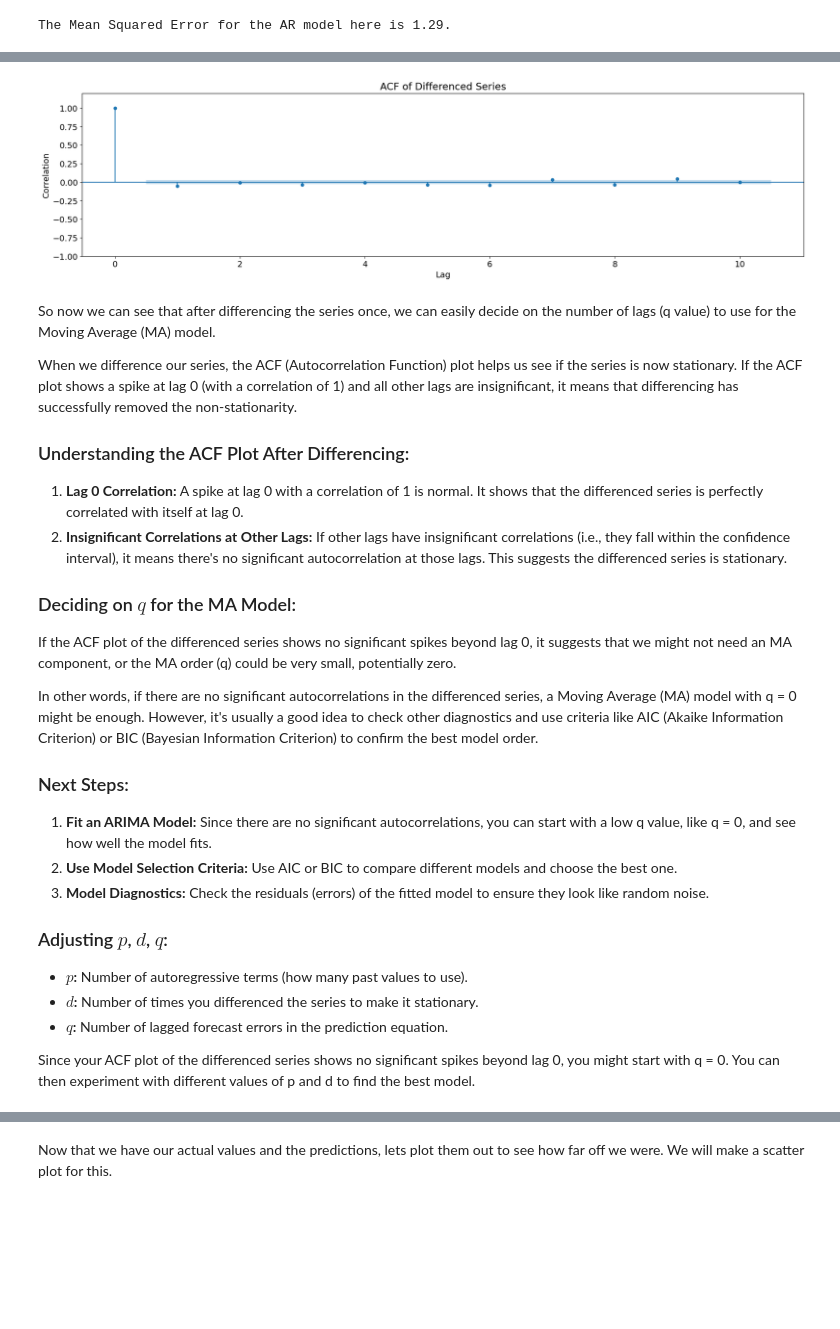
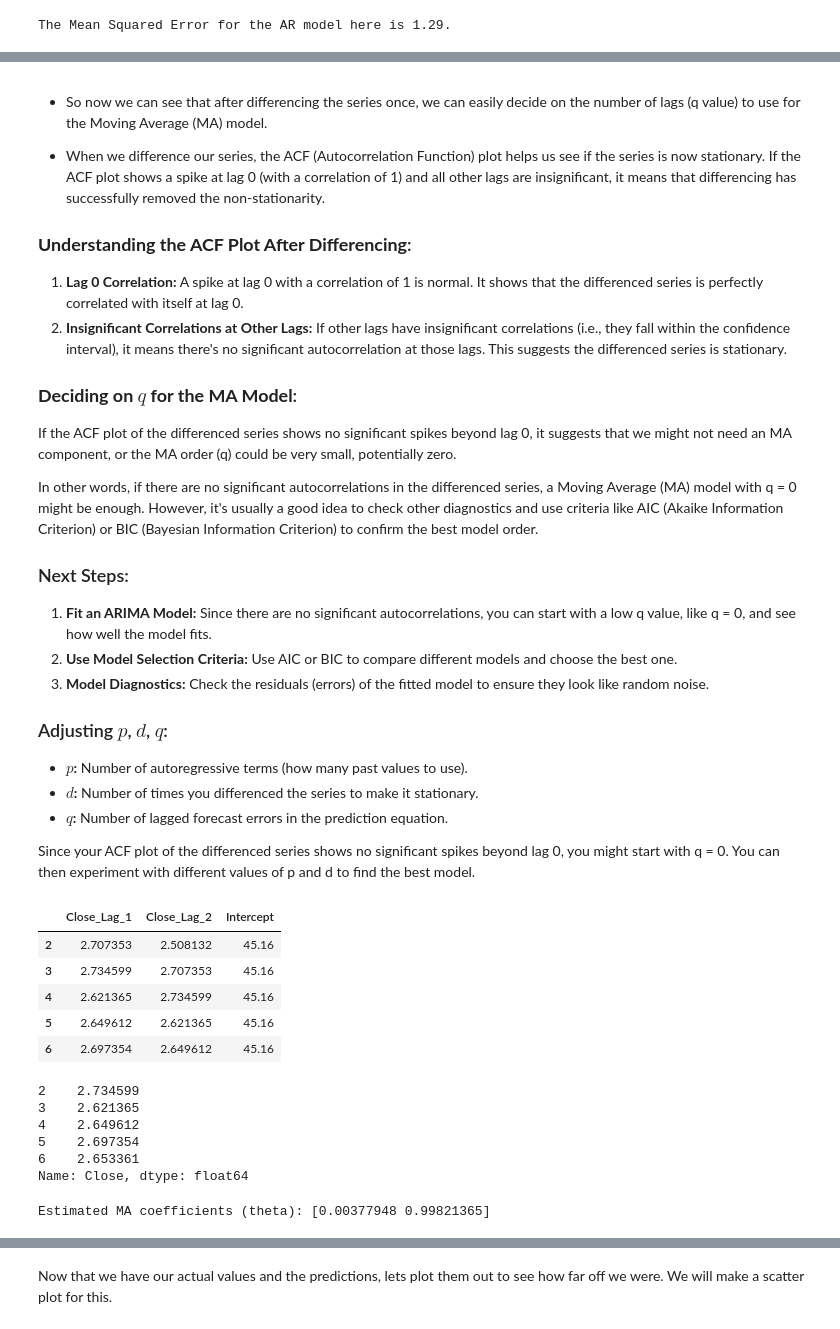
Before and after one commit to dakshbhatnagar/projects, a Jupyter notebook: arima/arima.ipynb, the cells around one changed output, grey strips where cells are left out. Drawn from its saved outputs; the diff is of its cells as text; code cells hidden in the pictures; blank space fills up the shorter version.

```diff
--- a/arima/arima.ipynb
+++ b/arima/arima.ipynb
@@ -495,27 +566,14 @@ So now lets get the differenced series and what is the lag that should be used f
-# %%
-# If non-stationary, apply differencing
-differenced_series = np.diff(df['Close'], n=1)
-
-# Plot ACF of differenced series
-plot_acf(differenced_series, lags=10)
-plt.xlabel('Lag')
-plt.ylabel('Correlation')
-plt.title('ACF of Differenced Series')
-plt.ylim(top=1.2)
-plt.show()
-# %% [output]
-[figure, removed]
 # %% [markdown]
-<text style="background-color: yellow;"> So now we can see that after differencing the series once, we can easily decide on the number of lags (q value) to use for the Moving Average (MA) model. <text>
+- <text style="background-color: yellow;"> So now we can see that after differencing the series once, we can easily decide on the number of lags (q value) to use for the Moving Average (MA) model. <text>
 
-When we difference our series, the ACF (Autocorrelation Function) plot helps us see if the series is now stationary. If the ACF plot shows a spike at lag 0 (with a correlation of 1) and all other lags are insignificant, it means that differencing has successfully removed the non-stationarity.
+- When we difference our series, the ACF (Autocorrelation Function) plot helps us see if the series is now stationary. If the ACF plot shows a spike at lag 0 (with a correlation of 1) and all other lags are insignificant, it means that differencing has successfully removed the non-stationarity.
 
-### Understanding the ACF Plot After Differencing:
+### **Understanding the ACF Plot After Differencing**:
 
 1. **Lag 0 Correlation:** A spike at lag 0 with a correlation of 1 is normal. It shows that the differenced series is perfectly correlated with itself at lag 0.
 2. **Insignificant Correlations at Other Lags:** If other lags have insignificant correlations (i.e., they fall within the confidence interval), it means there's no significant autocorrelation at those lags. This suggests the differenced series is stationary.
 
-### Deciding on $q$ for the MA Model:
+### **Deciding on $q$ for the MA Model**:
 
 <text style="background-color: lightblue;"> If the ACF plot of the differenced series shows no significant spikes beyond lag 0, it suggests that we might not need an MA component, or the MA order (q) could be very small, potentially zero.<text>
 
@@ -534,3 +592,60 @@ In other words, if there are no significant autocorrelations in the differenced
 - **$q$:** Number of lagged forecast errors in the prediction equation.
 
 Since your ACF plot of the differenced series shows no significant spikes beyond lag 0, you might start with q = 0. You can then experiment with different values of p and d to find the best model.
+# %%
+X.loc[:, 'Intercept'] = round(df['Close'].mean(),2)
+# %%
+X.head()
+# %% [output]
+|  | Close_Lag_1 | Close_Lag_2 | Intercept |
+| 2 | 2.707353 | 2.508132 | 45.16 |
+| 3 | 2.734599 | 2.707353 | 45.16 |
+| 4 | 2.621365 | 2.734599 | 45.16 |
+| 5 | 2.649612 | 2.621365 | 45.16 |
+| 6 | 2.697354 | 2.649612 | 45.16 |
+# %%
+y.head()
+# %% [output]
+2    2.734599
+3    2.621365
+4    2.649612
+5    2.697354
+6    2.653361
+Name: Close, dtype: float64
+# %%
+# data: Time series of observed values
+observed_values = np.array(df['Close'].values)
+
+# Define parameters
+q = 2  # Order of the MA model
+errors = np.zeros_like(observed_values)  # Initial error terms
+
+# Initialize lagged errors matrix and response vector
+lagged_errors = []
+responses = []
+
+# Calculate initial errors (assuming mean is a simple baseline)
+mu = np.mean(observed_values)
+errors[:q] = observed_values[:q] - mu
+
+# Prepare data for least squares estimation
+for t in range(q, len(observed_values)):
+    lagged_errors.append(errors[t-q:t][::-1])
+    responses.append(observed_values[t] - mu)
+
+# Convert to NumPy arrays
+lagged_errors = np.array(lagged_errors)
+responses = np.array(responses)
+
+# Calculate theta using least squares
+theta, _, _, _ = np.linalg.lstsq(lagged_errors, responses, rcond=None)
+
+print("Estimated MA coefficients (theta):", theta)
+
+# Calculate errors and predicted values
+predicted_values = np.zeros_like(observed_values)
+for t in range(q, len(observed_values)):
+    predicted_values[t] = mu + np.dot(theta, errors[t-q:t][::-1])
+    errors[t] = observed_values[t] - predicted_values[t]
+# %% [output]
+Estimated MA coefficients (theta): [0.00377948 0.99821365]
```
Also changed, not shown: parts of 37 cells of this notebook, 1 other file.
